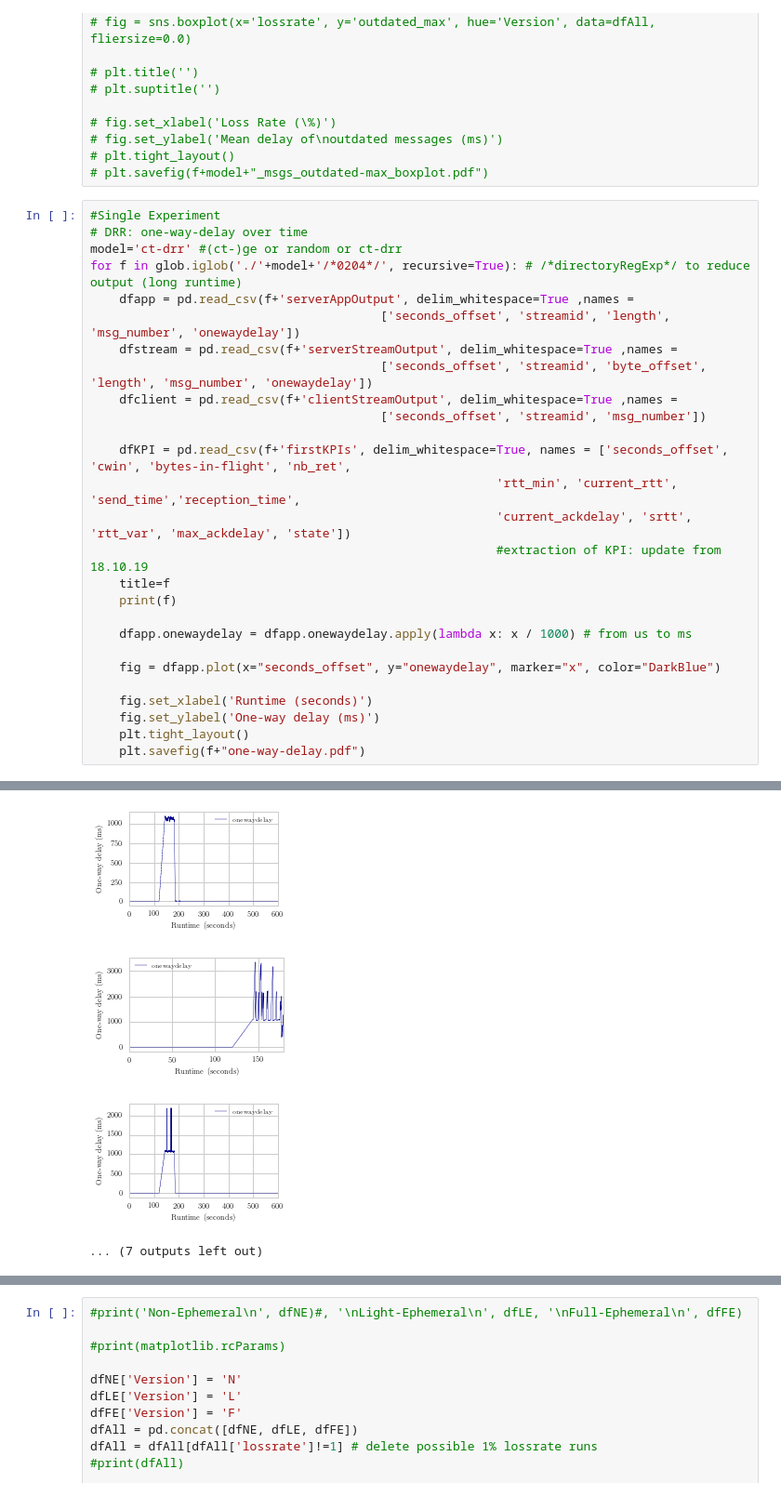
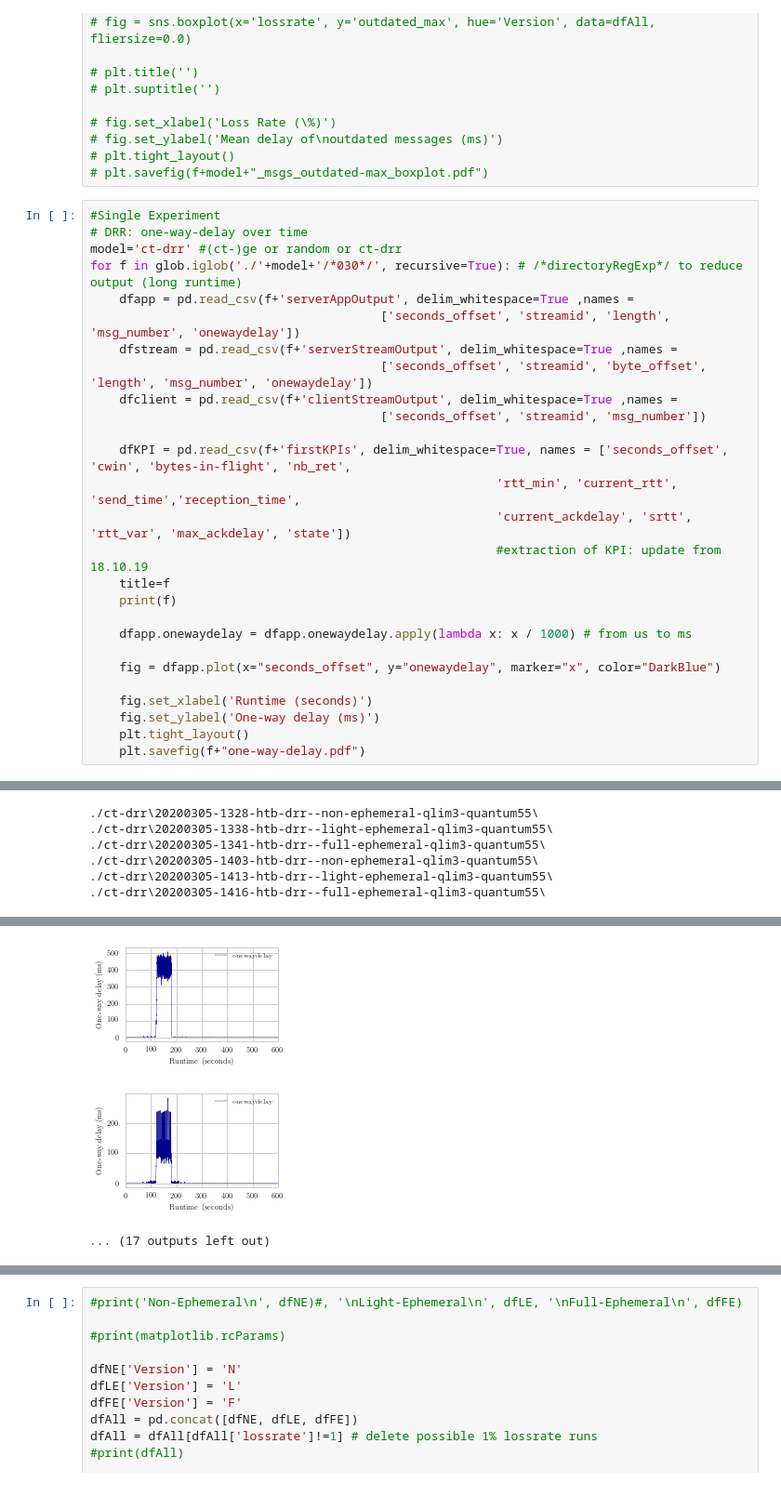
Before and after one commit to Timo2907/picoquic, a Jupyter notebook: experiments/results/eval_plot.ipynb, the cells around one changed output, grey strips where cells are left out. Shown at 93% size. Cells and saved outputs as stored; diff of their text form.

```diff
--- a/experiments/results/eval_plot.ipynb
+++ b/experiments/results/eval_plot.ipynb
@@ -739,7 +739,7 @@ plt.savefig(f+model+"_msgs_retransInTime_boxplot.pdf")
 #Single Experiment
 # DRR: one-way-delay over time
 model='ct-drr' #(ct-)ge or random or ct-drr
-for f in glob.iglob('./'+model+'/*0204*/', recursive=True): # /*directoryRegExp*/ to reduce output (long runtime)
+for f in glob.iglob('./'+model+'/*030*/', recursive=True): # /*directoryRegExp*/ to reduce output (long runtime)
     dfapp = pd.read_csv(f+'serverAppOutput', delim_whitespace=True ,names =
                                         ['seconds_offset', 'streamid', 'length', 'msg_number', 'onewaydelay'])
     dfstream = pd.read_csv(f+'serverStreamOutput', delim_whitespace=True ,names =
@@ -783,0 +783,6 @@ for f in glob.iglob('./'+model+'/*0204*/', recursive=True): # /*directoryRegExp*
+./ct-drr\20200305-1328-htb-drr--non-ephemeral-qlim3-quantum55\
+./ct-drr\20200305-1338-htb-drr--light-ephemeral-qlim3-quantum55\
+./ct-drr\20200305-1341-htb-drr--full-ephemeral-qlim3-quantum55\
+./ct-drr\20200305-1403-htb-drr--non-ephemeral-qlim3-quantum55\
+./ct-drr\20200305-1413-htb-drr--light-ephemeral-qlim3-quantum55\
+./ct-drr\20200305-1416-htb-drr--full-ephemeral-qlim3-quantum55\
@@ -792,7 +797,6 @@ for f in glob.iglob('./'+model+'/*0204*/', recursive=True): # /*directoryRegExp*
-[figure, old version]
+[figure, new version]
-[figure, old version]
+[figure, new version]
-[figure, removed]
-... (7 outputs left out)
+... (17 outputs left out)
 # %%
 #Single Experiment
 # DRR: retransmits over time
```
Also changed, not shown: parts of 7 cells of this notebook, 6 other files.
